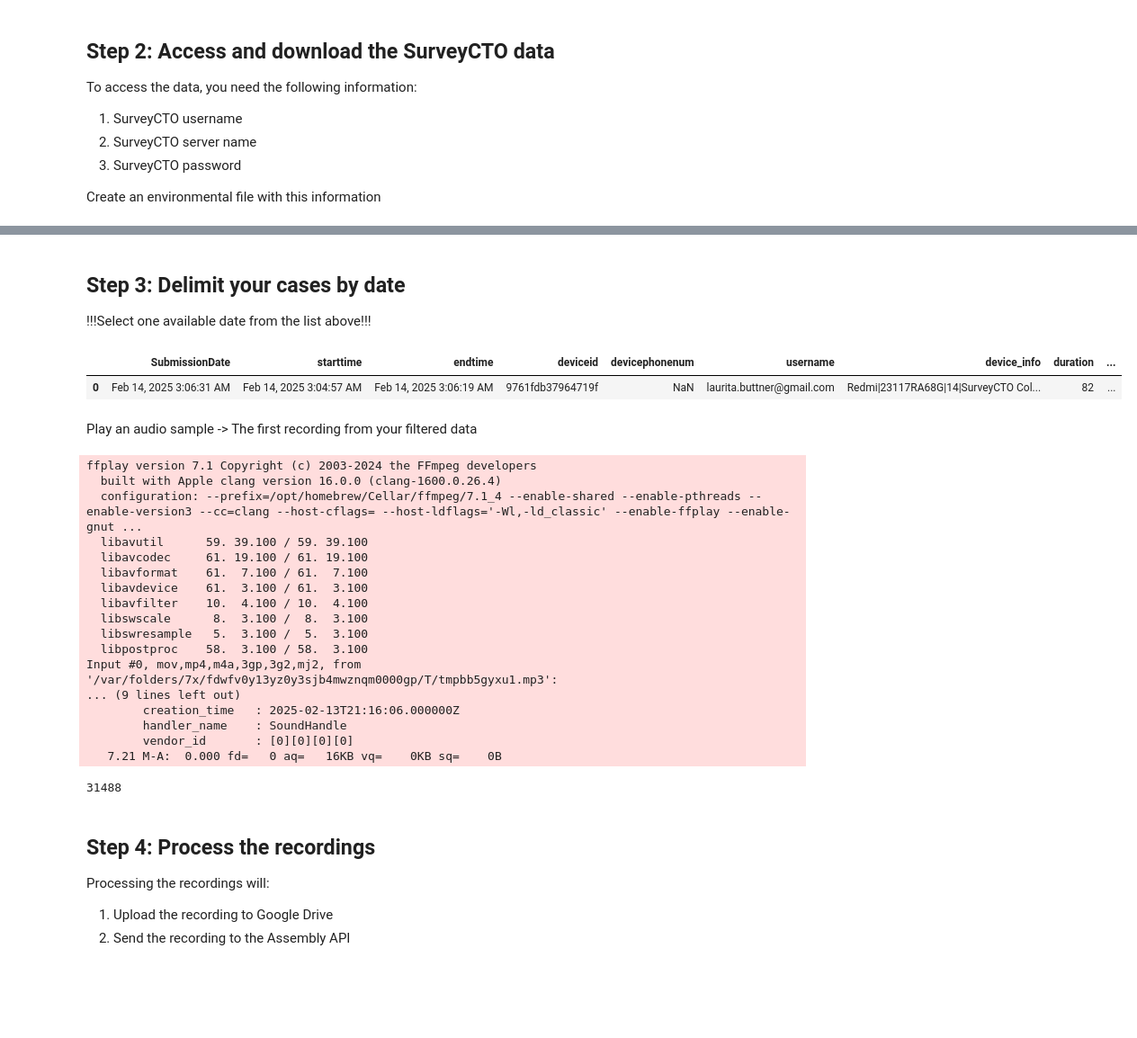
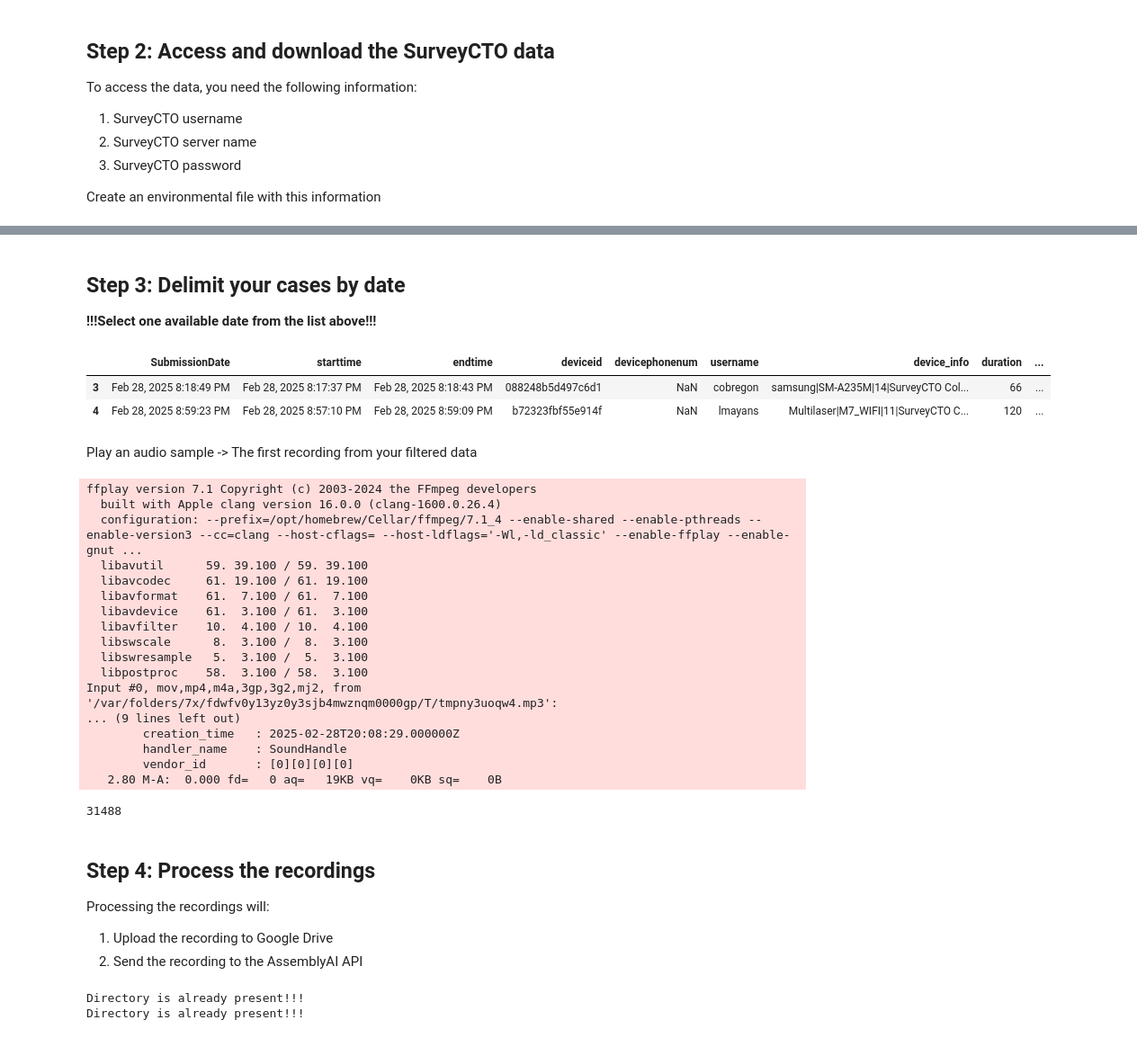
Before and after one commit to ctoruno/learning-sessions-ai, a Jupyter notebook: notebooks/overview.ipynb, the cells around one changed output, grey strips where cells are left out. Shown: that part at 90% size. Drawn from its saved outputs; the diff is of its cells as text; code cells hidden in the pictures; blank space fills up the shorter version.

```diff
--- a/notebooks/overview.ipynb
+++ b/notebooks/overview.ipynb
@@ -133,14 +138,15 @@ print(available_dates)
 # %% [markdown]
 ## Step 3: Delimit your cases by date
 
-!!!Select one available date from the list above!!!
+**!!!Select one available date from the list above!!!**
 # %%
-selected_date = 'February 14'
+selected_date = 'February 28'
 filtered_data = SCTO_data[SCTO_data['date_short'] == selected_date]
 filtered_data
 # %% [output]
 |  | SubmissionDate | starttime | endtime | deviceid | devicephonenum | username | device_info | duration | ... |
-| 0 | Feb 14, 2025 3:06:31 AM | Feb 14, 2025 3:04:57 AM | Feb 14, 2025 3:06:19 AM | 9761fdb37964719f | NaN | laurita.buttner@gmail.com | Redmi|23117RA68G|14|SurveyCTO Col... | 82 | ... |
+| 3 | Feb 28, 2025 8:18:49 PM | Feb 28, 2025 8:17:37 PM | Feb 28, 2025 8:18:43 PM | 088248b5d497c6d1 | NaN | cobregon | samsung|SM-A235M|14|SurveyCTO Col... | 66 | ... |
+| 4 | Feb 28, 2025 8:59:23 PM | Feb 28, 2025 8:57:10 PM | Feb 28, 2025 8:59:09 PM | b72323fbf55e914f | NaN | lmayans | Multilaser|M7_WIFI|11|SurveyCTO C... | 120 | ... |
 # %% [markdown]
 Play an audio sample -> The first recording from your filtered data
 # %%
@@ -169,12 +175,12 @@ ffplay version 7.1 Copyright (c) 2003-2024 the FFmpeg developers
   libswscale      8.  3.100 /  8.  3.100
   libswresample   5.  3.100 /  5.  3.100
   libpostproc    58.  3.100 / 58.  3.100
-Input #0, mov,mp4,m4a,3gp,3g2,mj2, from '/var/folders/7x/fdwfv0y13yz0y3sjb4mwznqm0000gp/T/tmpbb5gyxu1.mp3':
+Input #0, mov,mp4,m4a,3gp,3g2,mj2, from '/var/folders/7x/fdwfv0y13yz0y3sjb4mwznqm0000gp/T/tmpny3uoqw4.mp3':
 ... (9 lines left out)
-        creation_time   : 2025-02-13T21:16:06.000000Z
+        creation_time   : 2025-02-28T20:08:29.000000Z
         handler_name    : SoundHandle
         vendor_id       : [0][0][0][0]
-   7.21 M-A:  0.000 fd=   0 aq=   16KB vq=    0KB sq=    0B
+   2.80 M-A:  0.000 fd=   0 aq=   19KB vq=    0KB sq=    0B
 31488
 # %% [markdown]
 ## Step 4: Process the recordings
@@ -182,4 +188,17 @@ Input #0, mov,mp4,m4a,3gp,3g2,mj2, from '/var/folders/7x/fdwfv0y13yz0y3sjb4mwznq
 Processing the recordings will:
 
 1. Upload the recording to Google Drive
-2. Send the recording to the Assembly API
+2. Send the recording to the AssemblyAI API
+# %%
+# Use the Google Drive service to create a subfolder
+try:
+    create_date_subfolder(selected_date, buckets['recordings'])
+except Exception as e:
+    print(e)
+try:
+    create_date_subfolder(selected_date, buckets['transcripts'])
+except Exception as e:
+    print(e)
+# %% [output]
+Directory is already present!!!
+Directory is already present!!!
```
Also changed, not shown: parts of 18 cells of this notebook, 11 other files.
